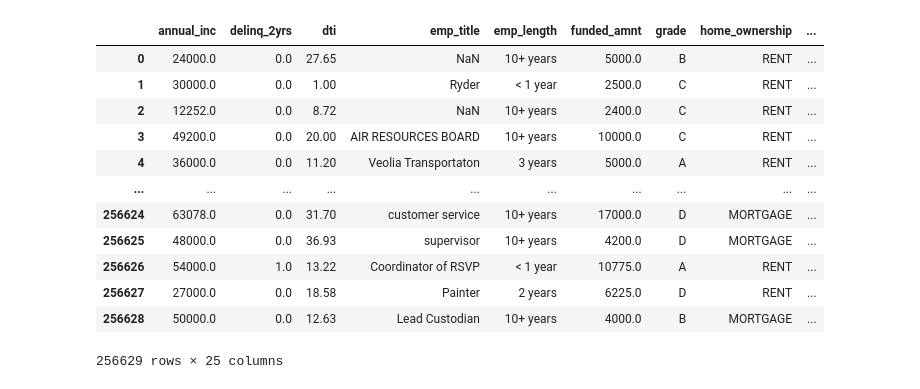
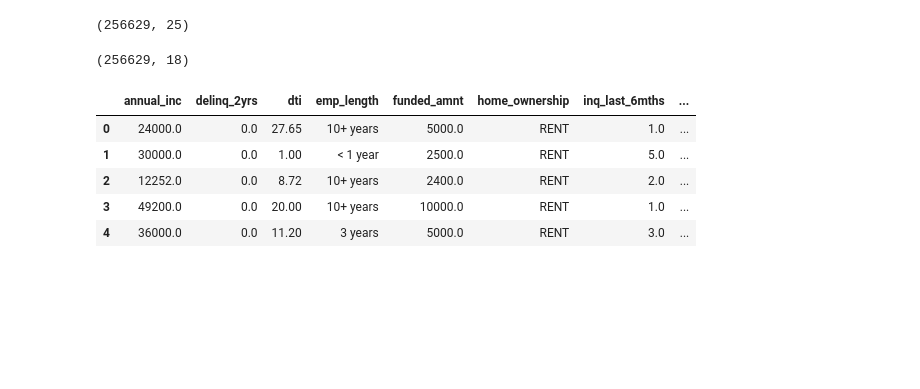
Before and after one commit to tanhl30/HE4045_Project, a Jupyter notebook: 2. Machine Learning/Elvis_Script.ipynb, the cells around one changed output. Cells and saved outputs as stored; diff of their text form; code cells hidden in the pictures; blank space fills up the shorter version.

```diff
--- a/2. Machine Learning/Elvis_Script.ipynb
+++ b/2. Machine Learning/Elvis_Script.ipynb
@@ -1,18 +8,22 @@
 # %%
 import pandas as pd
 loan=pd.read_csv(r'C:\Users\elvis\Git Repos\HE4045_Project\cleaned_loan.csv')
-loan
+loan.shape
 # %% [output]
-|  | annual_inc | delinq_2yrs | dti | emp_title | emp_length | funded_amnt | grade | home_ownership | ... |
-| 0 | 24000.0 | 0.0 | 27.65 | NaN | 10+ years | 5000.0 | B | RENT | ... |
-| 1 | 30000.0 | 0.0 | 1.00 | Ryder | < 1 year | 2500.0 | C | RENT | ... |
-| 2 | 12252.0 | 0.0 | 8.72 | NaN | 10+ years | 2400.0 | C | RENT | ... |
-| 3 | 49200.0 | 0.0 | 20.00 | AIR RESOURCES BOARD | 10+ years | 10000.0 | C | RENT | ... |
-| 4 | 36000.0 | 0.0 | 11.20 | Veolia Transportaton | 3 years | 5000.0 | A | RENT | ... |
-| ... | ... | ... | ... | ... | ... | ... | ... | ... | ... |
-| 256624 | 63078.0 | 0.0 | 31.70 | customer service | 10+ years | 17000.0 | D | MORTGAGE | ... |
-| 256625 | 48000.0 | 0.0 | 36.93 | supervisor | 10+ years | 4200.0 | D | MORTGAGE | ... |
-| 256626 | 54000.0 | 1.0 | 13.22 | Coordinator of RSVP | < 1 year | 10775.0 | A | RENT | ... |
-| 256627 | 27000.0 | 0.0 | 18.58 | Painter | 2 years | 6225.0 | D | RENT | ... |
-| 256628 | 50000.0 | 0.0 | 12.63 | Lead Custodian | 10+ years | 4000.0 | B | MORTGAGE | ... |
-256629 rows × 25 columns
+(256629, 25)
+# %%
+X=loan.drop(columns=['loan_status','loan_status_grouped','emp_title','purpose','title','issue_d','grade'])
+y=loan['loan_status_grouped']
+# %%
+X.shape
+# %% [output]
+(256629, 18)
+# %%
+X.head()
+# %% [output]
+|  | annual_inc | delinq_2yrs | dti | emp_length | funded_amnt | home_ownership | inq_last_6mths | ... |
+| 0 | 24000.0 | 0.0 | 27.65 | 10+ years | 5000.0 | RENT | 1.0 | ... |
+| 1 | 30000.0 | 0.0 | 1.00 | < 1 year | 2500.0 | RENT | 5.0 | ... |
+| 2 | 12252.0 | 0.0 | 8.72 | 10+ years | 2400.0 | RENT | 2.0 | ... |
+| 3 | 49200.0 | 0.0 | 20.00 | 10+ years | 10000.0 | RENT | 1.0 | ... |
+| 4 | 36000.0 | 0.0 | 11.20 | 3 years | 5000.0 | RENT | 3.0 | ... |
```
Also changed, not shown: parts of 3 cells of this notebook.
